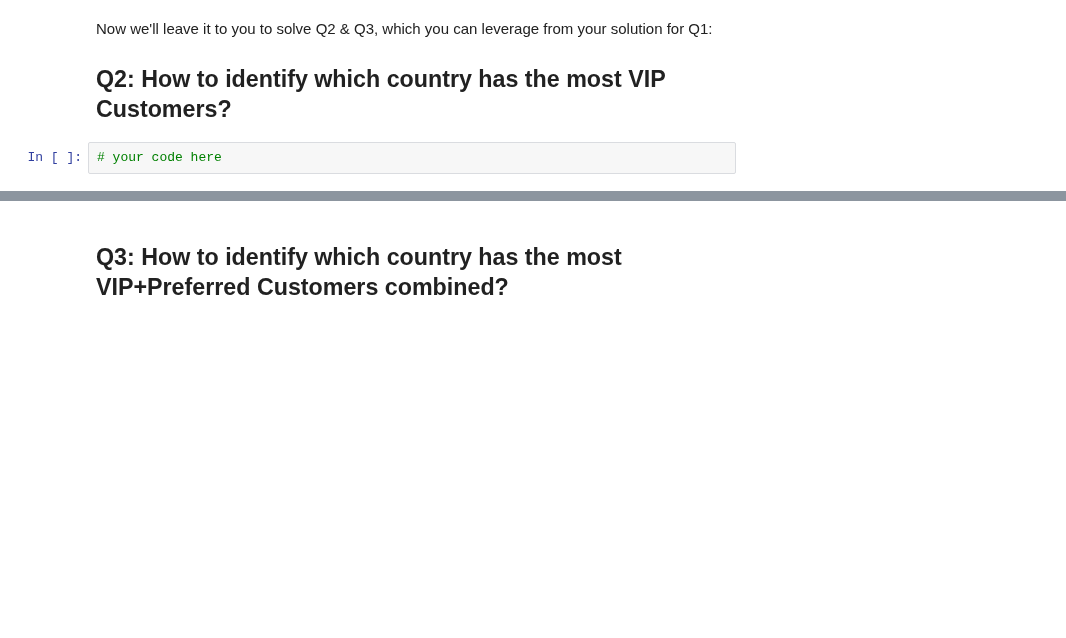
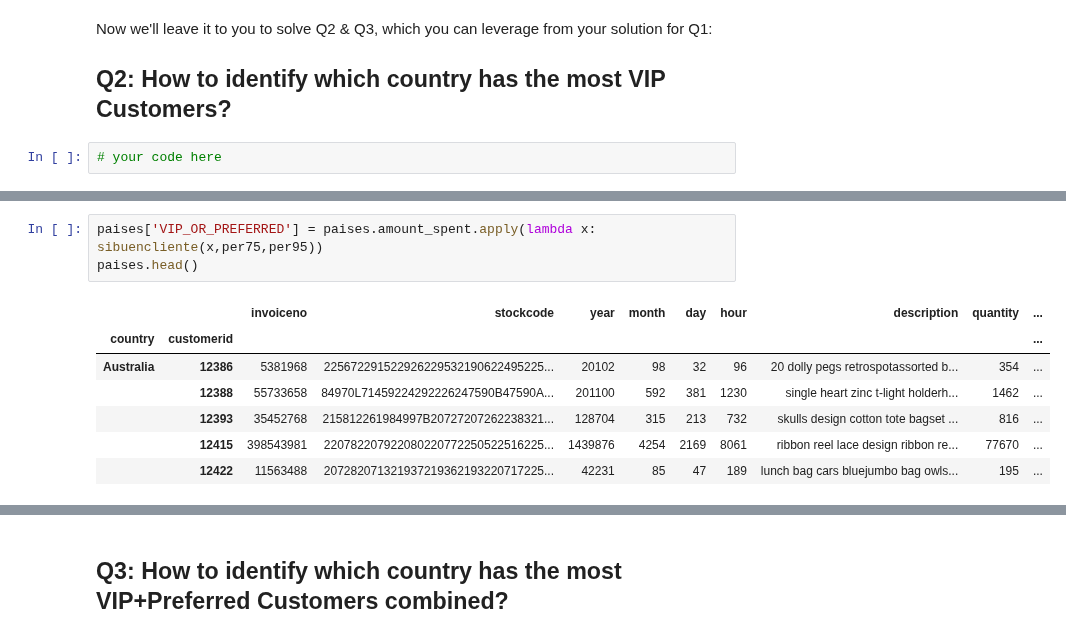
Before and after one commit to Ironhack-Data-Madrid-Octubre-2023/2.3-lab_df_calculation_and_transformation, a Jupyter notebook: your-code/challenge-3.ipynb, the cells around one changed output, grey strips where cells are left out. Drawn from its saved outputs; the diff is of its cells as text; blank space fills up the shorter version.

```diff
--- a/your-code/challenge-3.ipynb
+++ b/your-code/challenge-3.ipynb
@@ -179,0 +191,11 @@ Now we'll leave it to you to solve Q2 & Q3, which you can leverage from your sol
+# %%
+paises['VIP_OR_PREFERRED'] = paises.amount_spent.apply(lambda x: sibuencliente(x,per75,per95))
+paises.head()
+# %% [output]
+|  |  | invoiceno | stockcode | year | month | day | hour | description | quantity | ... |
+| country | customerid |  |  |  |  |  |  |  |  | ... |
+| Australia | 12386 | 5381968 | 225672291522926229532190622495225... | 20102 | 98 | 32 | 96 | 20 dolly pegs retrospotassorted b... | 354 | ... |
+|  | 12388 | 55733658 | 84970L71459224292226247590B47590A... | 201100 | 592 | 381 | 1230 | single heart zinc t-light holderh... | 1462 | ... |
+|  | 12393 | 35452768 | 215812261984997B20727207262238321... | 128704 | 315 | 213 | 732 | skulls design cotton tote bagset ... | 816 | ... |
+|  | 12415 | 398543981 | 220782207922080220772250522516225... | 1439876 | 4254 | 2169 | 8061 | ribbon reel lace design ribbon re... | 77670 | ... |
+|  | 12422 | 11563488 | 207282071321937219362193220717225... | 42231 | 85 | 47 | 189 | lunch bag cars bluejumbo bag owls... | 195 | ... |
```
Also changed, not shown: parts of 5 cells of this notebook.
